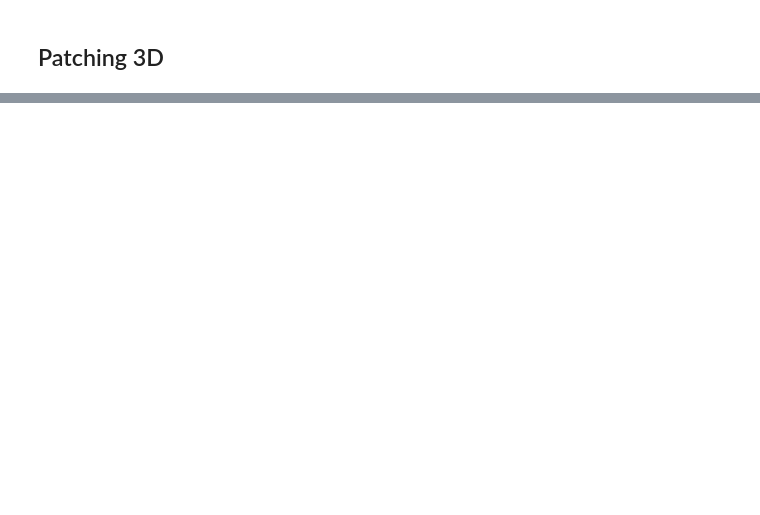
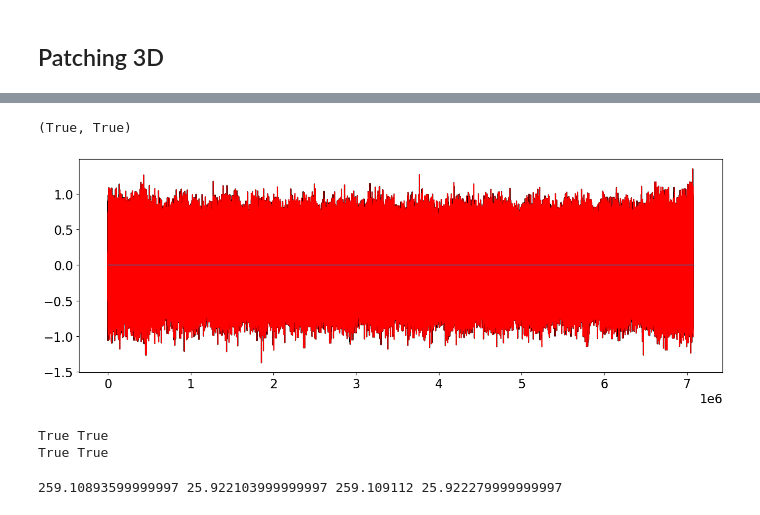
Before and after one commit to PyLops/pylops_slidingpatching, a Jupyter notebook: FastPatching3D.ipynb, the cells around one changed output, grey strips where cells are left out. Drawn from its saved outputs; the diff is of its cells as text; code cells hidden in the pictures; blank space fills up the shorter version.

```diff
--- a/FastPatching3D.ipynb
+++ b/FastPatching3D.ipynb
@@ -113,0 +181,27 @@ bench_OpH           :    CPU:   643.734 us   +/- 26.571 (min:   622.674 / max:
+# %%
+y = np.random.normal(0., 1., dimsd[0]*dimsd[1]*dimsd[2]).reshape(dimsd).astype(np_float)
+
+x0 = Slid.H * y.ravel()
+x = Slid1a.H * y.ravel()
+x1 = Slid1ano.H * y.ravel()
+
+plt.figure(figsize=(15, 5))
+plt.plot(x.ravel()[::10], 'k')
+plt.plot(x1.ravel()[::10], 'r', lw=1)
+plt.plot((x.ravel()-x1.ravel())[::10], lw=1)
+
+np.allclose(x0, x), np.allclose(x, x1)
+# %% [output]
+(True, True)
+[figure, added]
+# %%
+print(np.allclose(Slid1a @ x, Slid1ano @ x), np.allclose(Slid1a.H @ y, Slid1ano.H @ y))
+print(np.allclose(Slid1b @ x, Slid1bno @ x), np.allclose(Slid1b.H @ y, Slid1bno.H @ y))
+# %% [output]
+True True
+True True
+# %%
+print(asizeof.asizeof(Slid1a) * 1e-6, asizeof.asizeof(Slid1ano) * 1e-6,
+      asizeof.asizeof(Slid1b) * 1e-6, asizeof.asizeof(Slid1bno) * 1e-6)
+# %% [output]
+259.10893599999997 25.922103999999997 259.109112 25.922279999999997
```
Also changed, not shown: parts of 14 cells of this notebook, 1 other file.
